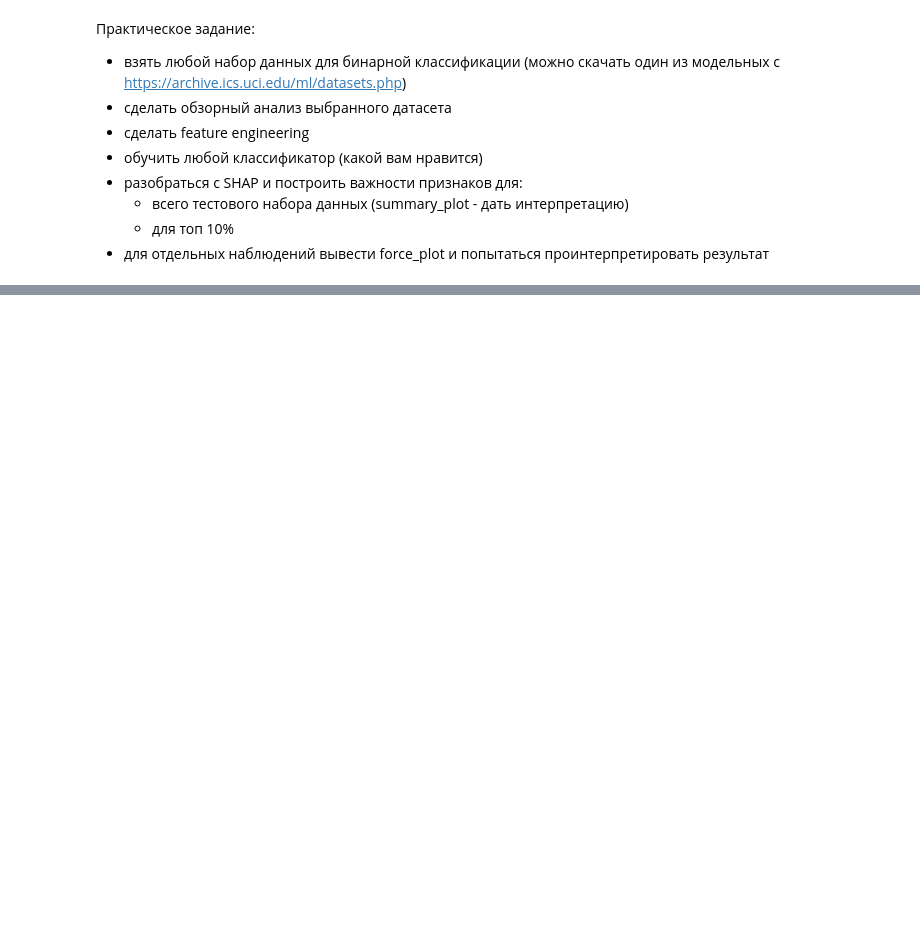
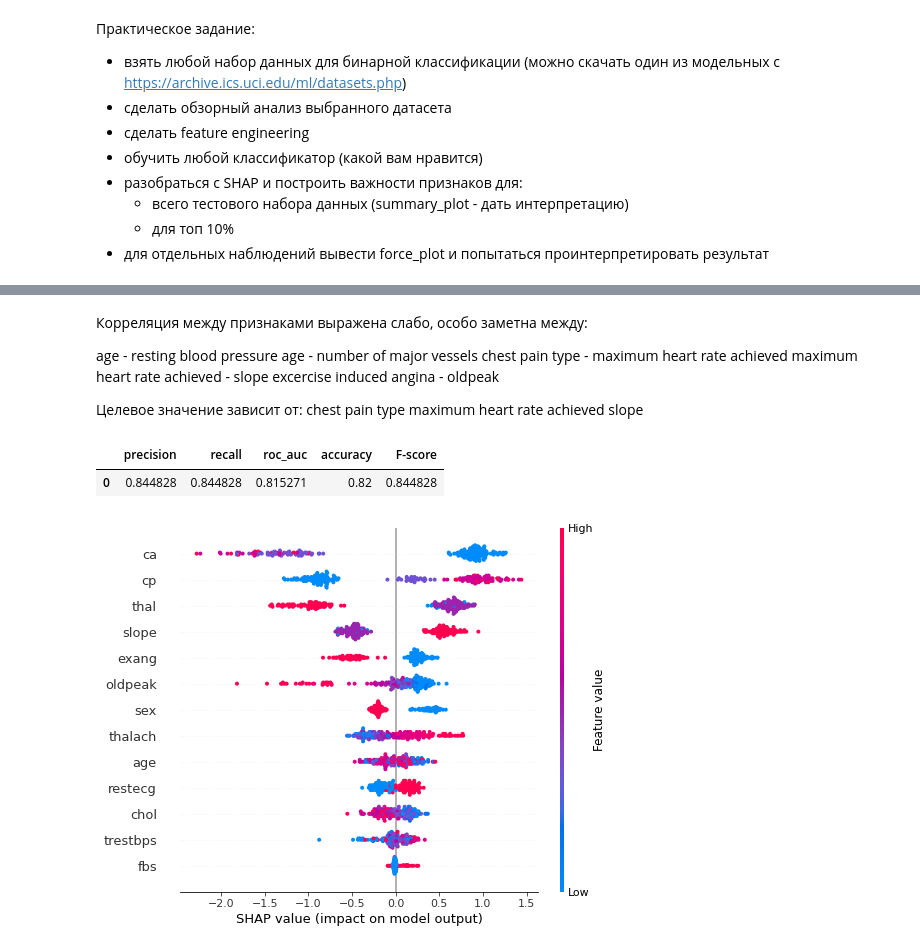
Before and after one commit to Dant-di/ML_in_business, a Jupyter notebook: HW_Lesson_7.ipynb, the cells around one changed output, grey strips where cells are left out. Drawn from its saved outputs; the diff is of its cells as text; code cells hidden in the pictures; blank space fills up the shorter version.

```diff
--- a/HW_Lesson_7.ipynb
+++ b/HW_Lesson_7.ipynb
@@ -56,0 +97,6 @@ memory usage: 59.5+ MB
+# %%
+X_train, X_test, y_train, y_test = train_test_split(X, y, test_size=0.33, random_state=42)
+# %%
+scaler = StandardScaler()
+X_train[scale] = scaler.fit_transform(X_train[scale])
+X_test[scale] = scaler.transform(X_test[scale])
@@ -56,0 +127,18 @@ memory usage: 59.5+ MB
+# %% [markdown]
+Корреляция между признаками выражена слабо, особо заметна между:
+
+age - resting blood pressure
+age - number of major vessels
+chest pain type - maximum heart rate achieved
+maximum heart rate achieved - slope
+excercise induced angina - oldpeak
+
+Целевое значение зависит от:
+chest pain type
+maximum heart rate achieved
+slope
+# %%
+model = cat(silent=True)
+
+model.fit(X_train, y_train)
+preds = model.predict(X_test)
@@ -56,0 +161,13 @@ memory usage: 59.5+ MB
+# %%
+results = pd.DataFrame(metrics(y_test, preds), index=[0])
+results
+# %% [output]
+|  | precision | recall | roc_auc | accuracy | F-score |
+| 0 | 0.844828 | 0.844828 | 0.815271 | 0.82 | 0.844828 |
+# %%
+explainer = shap.TreeExplainer(model)
+shap_values = explainer.shap_values(X_train)
+# %%
+shap.summary_plot(shap_values, X_train)
+# %% [output]
+[figure, added]
```
Also changed, not shown: parts of 20 cells of this notebook, 1 other file.
